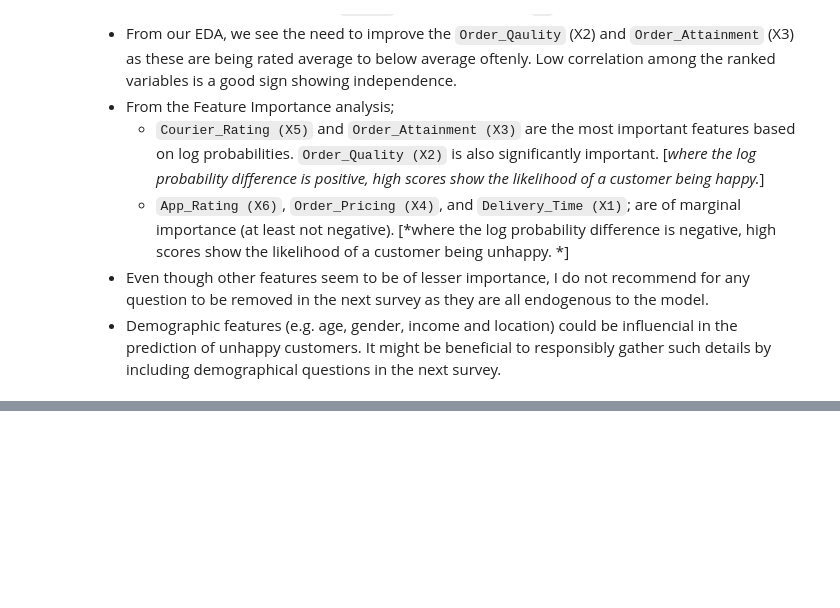
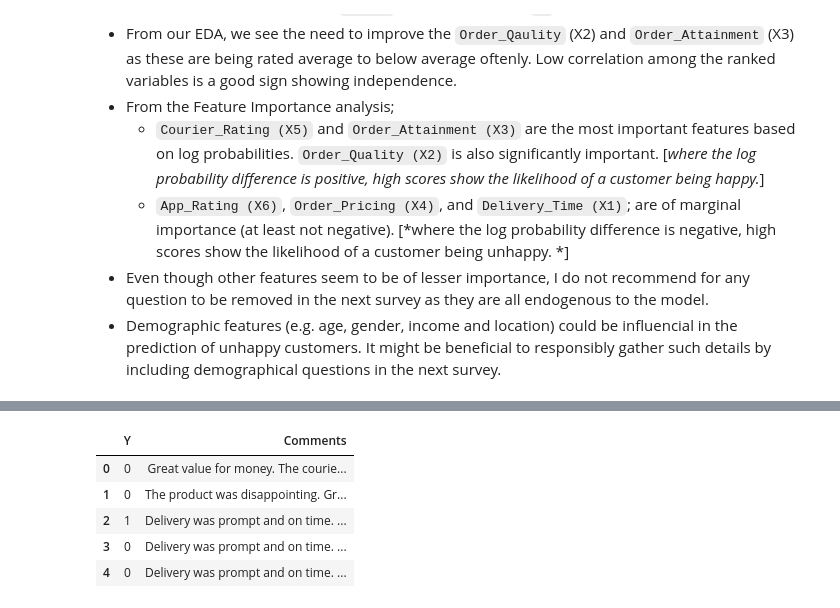
Before and after one commit to AlvinSMoyo/AlvinM_KpEVXA8fWeQhuv6f, a Jupyter notebook: Happy_Customers_AM.ipynb, the cells around one changed output, grey strips where cells are left out. Cells and saved outputs as stored; diff of their text form; code cells hidden in the pictures; blank space fills up the shorter version.

```diff
--- a/Happy_Customers_AM.ipynb
+++ b/Happy_Customers_AM.ipynb
@@ -938,0 +948,49 @@ Maximising on `Recall` ensures the model captures as many unhappy customers as p
+# %%
+# Gererate random comments
+
+def generate_comment(row):
+    phrases = []
+    if row['X1'] <= 2:
+        phrases.append("My delivery was late.")
+    elif row['X1'] >= 4:
+        phrases.append("Delivery was prompt and on time.")
+
+    if row['X2'] <= 2:
+        phrases.append("The product was disappointing.")
+    elif row['X2'] >= 4:
+        phrases.append("Exactly what I expected.")
+
+    if row['X3'] <= 2:
+        phrases.append("Missing items in my order.")
+    elif row['X3'] >= 4:
+        phrases.append("Everything I wanted was included.")
+
+    if row['X4'] <= 2:
+        phrases.append("The price felt too high.")
+    elif row['X4'] >= 4:
+        phrases.append("Great value for money.")
+
+    if row['X5'] <= 2:
+        phrases.append("The courier was rude.")
+    elif row['X5'] >= 4:
+        phrases.append("Couriers were friendly and professional.")
+
+    if row['X6'] <= 2:
+        phrases.append("The app is confusing to use.")
+    elif row['X6'] >= 4:
+        phrases.append("Ordering through the app was super easy.")
+
+    return " ".join(phrases)
+
+# Apply function to generate comments
+df['Comments'] = df.apply(generate_comment, axis=1)
+
+# Preview
+df[['Y', 'Comments']].head()
+# %% [output]
+|  | Y | Comments |
+| 0 | 0 | Great value for money. The courie... |
+| 1 | 0 | The product was disappointing. Gr... |
+| 2 | 1 | Delivery was prompt and on time. ... |
+| 3 | 0 | Delivery was prompt and on time. ... |
+| 4 | 0 | Delivery was prompt and on time. ... |
```
Also changed, not shown: parts of 20 cells of this notebook.
